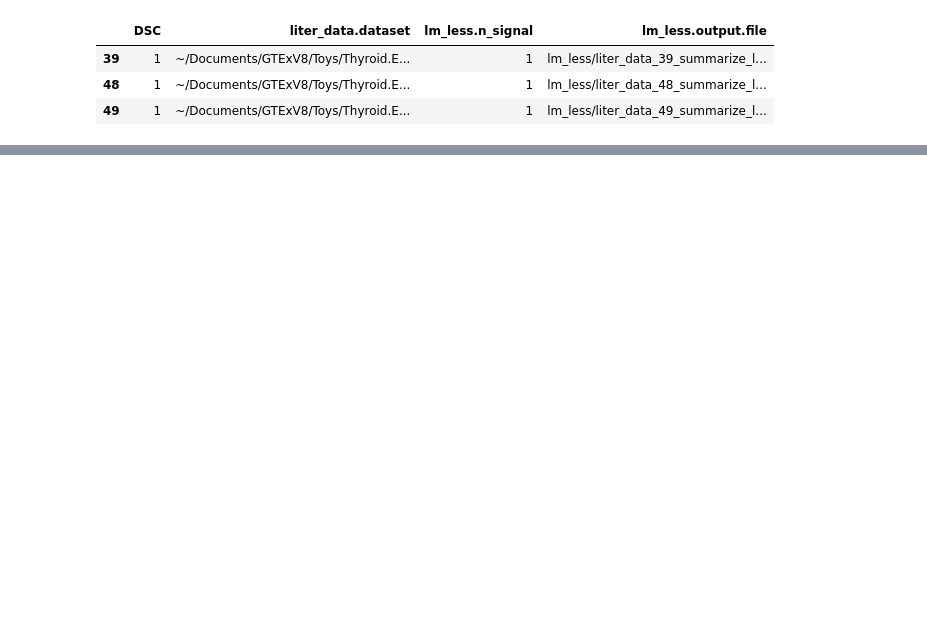
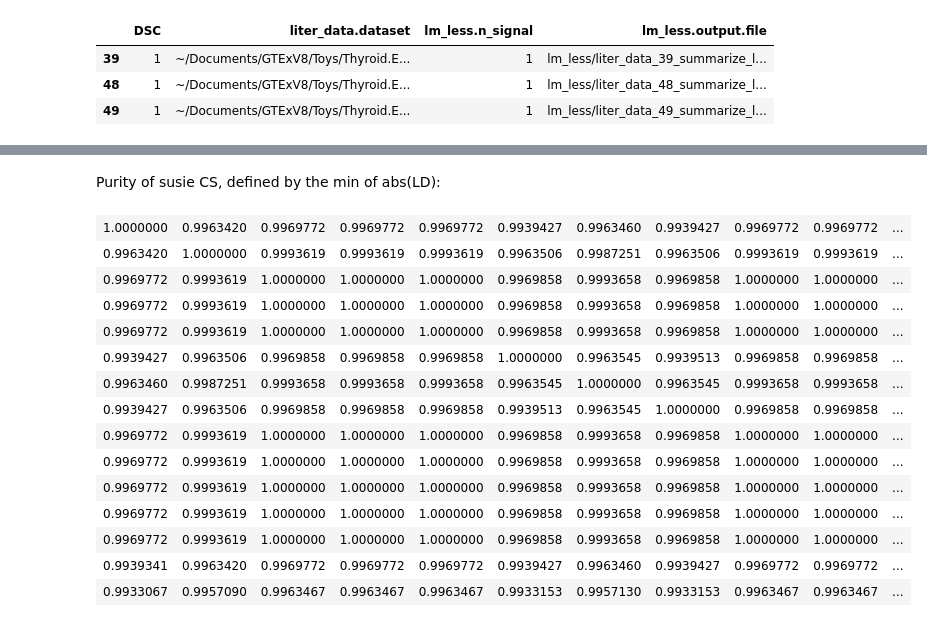
Before and after one commit to gaow/mvarbvs, a Jupyter notebook: analysis/20180601_One_Causal_CAVIAR_Exam.ipynb, the cells around one changed output, grey strips where cells are left out. Cells and saved outputs as stored; diff of their text form; code cells hidden in the pictures; blank space fills up the shorter version.

```diff
--- a/analysis/20180601_One_Causal_CAVIAR_Exam.ipynb
+++ b/analysis/20180601_One_Causal_CAVIAR_Exam.ipynb
@@ -29,0 +66,4 @@ bash:
+# %%
+r2 = cor(dat$X)
+r2 = r2 ^ 2 * sign(r2)
+write.table(r2,paste0(prefix, '.ld'),quote=F,col.names=F,row.names=F)
@@ -29,0 +152,22 @@ bash:
+# %% [markdown]
+Purity of susie CS, defined by the min of abs(LD):
+# %%
+cs = which(susieR:::in_CS_x(fit$alpha)>0)
+purity = r2[cs,cs]
+purity
+# %% [output]
+| 1.0000000 | 0.9963420 | 0.9969772 | 0.9969772 | 0.9969772 | 0.9939427 | 0.9963460 | 0.9939427 | 0.9969772 | 0.9969772 | ... |
+| 0.9963420 | 1.0000000 | 0.9993619 | 0.9993619 | 0.9993619 | 0.9963506 | 0.9987251 | 0.9963506 | 0.9993619 | 0.9993619 | ... |
+| 0.9969772 | 0.9993619 | 1.0000000 | 1.0000000 | 1.0000000 | 0.9969858 | 0.9993658 | 0.9969858 | 1.0000000 | 1.0000000 | ... |
+| 0.9969772 | 0.9993619 | 1.0000000 | 1.0000000 | 1.0000000 | 0.9969858 | 0.9993658 | 0.9969858 | 1.0000000 | 1.0000000 | ... |
+| 0.9969772 | 0.9993619 | 1.0000000 | 1.0000000 | 1.0000000 | 0.9969858 | 0.9993658 | 0.9969858 | 1.0000000 | 1.0000000 | ... |
+| 0.9939427 | 0.9963506 | 0.9969858 | 0.9969858 | 0.9969858 | 1.0000000 | 0.9963545 | 0.9939513 | 0.9969858 | 0.9969858 | ... |
+| 0.9963460 | 0.9987251 | 0.9993658 | 0.9993658 | 0.9993658 | 0.9963545 | 1.0000000 | 0.9963545 | 0.9993658 | 0.9993658 | ... |
+| 0.9939427 | 0.9963506 | 0.9969858 | 0.9969858 | 0.9969858 | 0.9939513 | 0.9963545 | 1.0000000 | 0.9969858 | 0.9969858 | ... |
+| 0.9969772 | 0.9993619 | 1.0000000 | 1.0000000 | 1.0000000 | 0.9969858 | 0.9993658 | 0.9969858 | 1.0000000 | 1.0000000 | ... |
+| 0.9969772 | 0.9993619 | 1.0000000 | 1.0000000 | 1.0000000 | 0.9969858 | 0.9993658 | 0.9969858 | 1.0000000 | 1.0000000 | ... |
+| 0.9969772 | 0.9993619 | 1.0000000 | 1.0000000 | 1.0000000 | 0.9969858 | 0.9993658 | 0.9969858 | 1.0000000 | 1.0000000 | ... |
+| 0.9969772 | 0.9993619 | 1.0000000 | 1.0000000 | 1.0000000 | 0.9969858 | 0.9993658 | 0.9969858 | 1.0000000 | 1.0000000 | ... |
+| 0.9969772 | 0.9993619 | 1.0000000 | 1.0000000 | 1.0000000 | 0.9969858 | 0.9993658 | 0.9969858 | 1.0000000 | 1.0000000 | ... |
+| 0.9939341 | 0.9963420 | 0.9969772 | 0.9969772 | 0.9969772 | 0.9939427 | 0.9963460 | 0.9939427 | 0.9969772 | 0.9969772 | ... |
+| 0.9933067 | 0.9957090 | 0.9963467 | 0.9963467 | 0.9963467 | 0.9933153 | 0.9957130 | 0.9933153 | 0.9963467 | 0.9963467 | ... |
```
Also changed, not shown: parts of 30 cells of this notebook.
